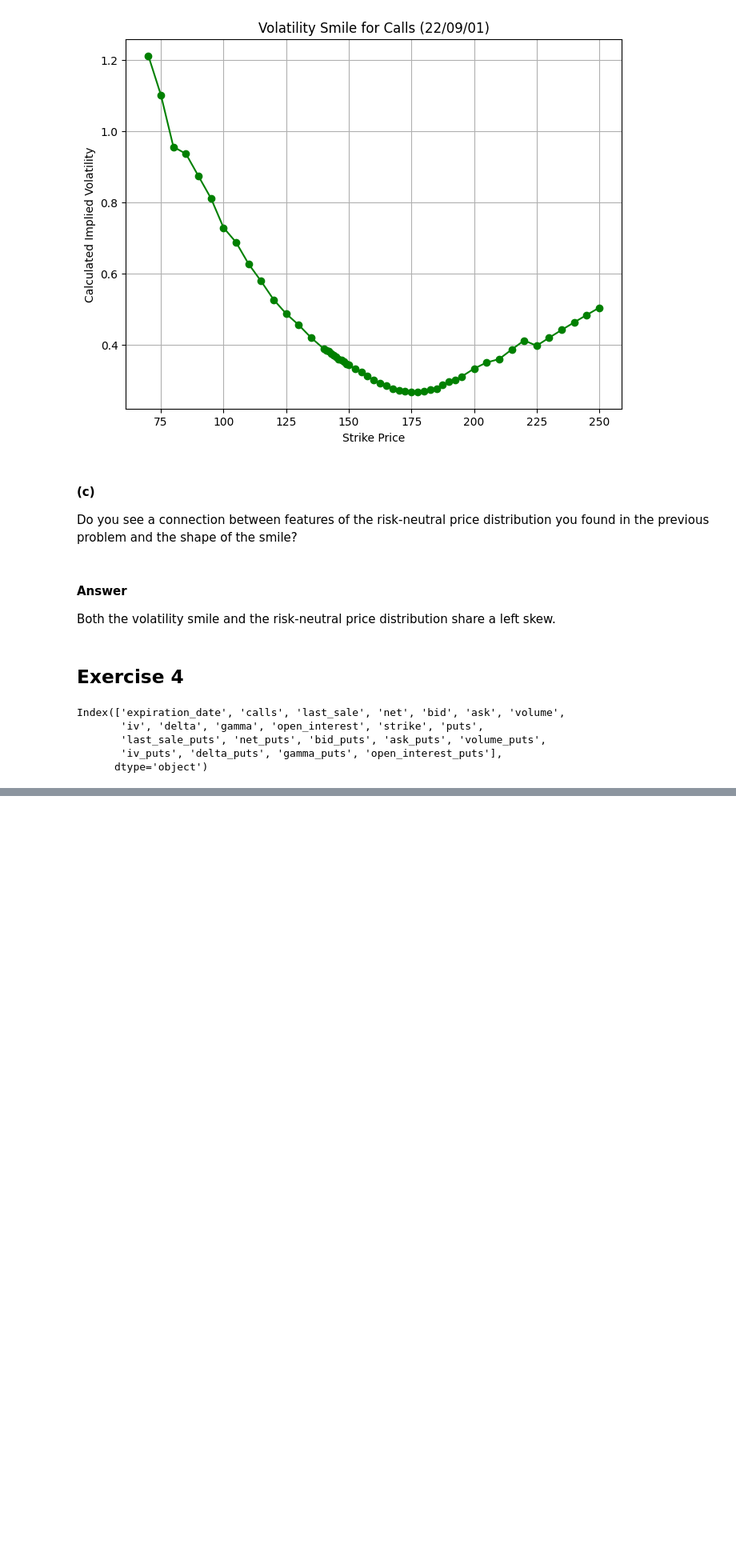
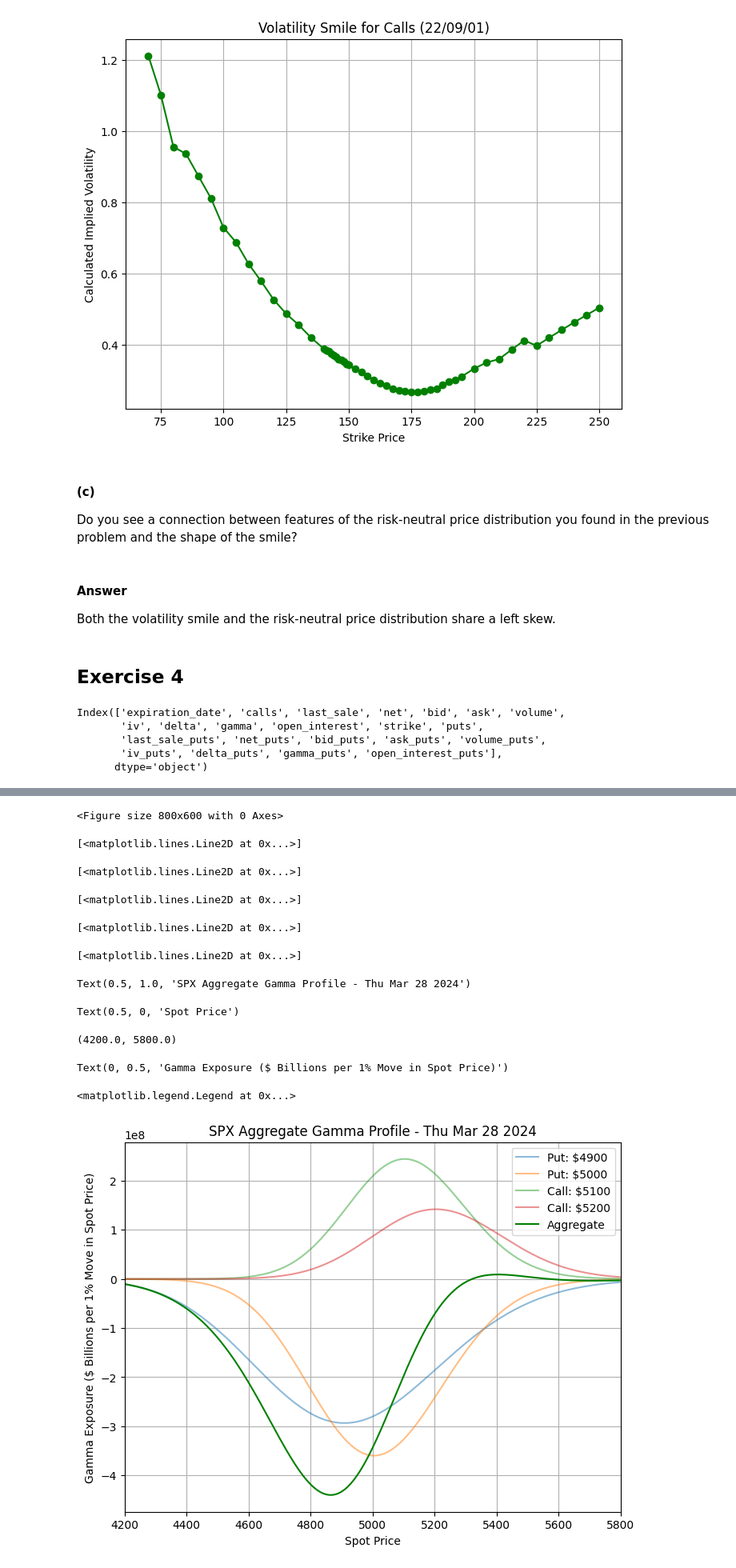
Before and after one commit to alexcraig043/math-86, a Jupyter notebook: homeworks/hw3/hw3.ipynb, the cells around one changed output, grey strips where cells are left out. Shown at 80% size. Drawn from its saved outputs; the diff is of its cells as text; code cells hidden in the pictures; blank space fills up the shorter version.

```diff
--- a/homeworks/hw3/hw3.ipynb
+++ b/homeworks/hw3/hw3.ipynb
@@ -665,0 +695,52 @@ Text(0, 0.5, 'Gamma Exposure ($ Billions per 1% Move in Spot Price)')
+# %%
+# Let's aggregate more strikes
+
+put_strikes = [4900, 5000]
+call_strikes = [5100, 5200]
+
+# Calculate the put gammas
+put_gamma_exposures = [
+    calc_option(strike, expiration_date, "put", spots, df) for strike in put_strikes
+]
+
+# Calculate the call gammas
+call_gamma_exposures = [
+    calc_option(strike, expiration_date, "call", spots, df) for strike in call_strikes
+]
+
+# Add the gammas to get aggregate gamma exposure
+aggregate_gamma_exposure = [
+    sum(gammas) for gammas in zip(*put_gamma_exposures, *call_gamma_exposures)
+]
+
+# Plotting
+plt.figure(figsize=(8, 6))
+
+for put_gamma_exposure, put_strike in zip(put_gamma_exposures, put_strikes):
+    plt.plot(spots, put_gamma_exposure, label=f"Put: ${put_strike}", alpha=0.5)
+
+for call_gamma_exposure, call_strike in zip(call_gamma_exposures, call_strikes):
+    plt.plot(spots, call_gamma_exposure, label=f"Call: ${call_strike}", alpha=0.5)
+
+plt.plot(spots, aggregate_gamma_exposure, label="Aggregate", color="green")
+
+plt.title(f"{index} Aggregate Gamma Profile - {expiration_date}")
+plt.xlabel("Spot Price")
+plt.xlim(min, max)
+plt.ylabel("Gamma Exposure ($ Billions per 1% Move in Spot Price)")
+plt.legend()
+plt.grid(True)
+plt.show()
+# %% [output]
+<Figure size 800x600 with 0 Axes>
+[<matplotlib.lines.Line2D at 0x...>]
+[<matplotlib.lines.Line2D at 0x...>]
+[<matplotlib.lines.Line2D at 0x...>]
+[<matplotlib.lines.Line2D at 0x...>]
+[<matplotlib.lines.Line2D at 0x...>]
+Text(0.5, 1.0, 'SPX Aggregate Gamma Profile - Thu Mar 28 2024')
+Text(0.5, 0, 'Spot Price')
+(4200.0, 5800.0)
+Text(0, 0.5, 'Gamma Exposure ($ Billions per 1% Move in Spot Price)')
+<matplotlib.legend.Legend at 0x...>
+[figure, added]
```
Also changed, not shown: parts of 8 cells of this notebook, 2 other files.
